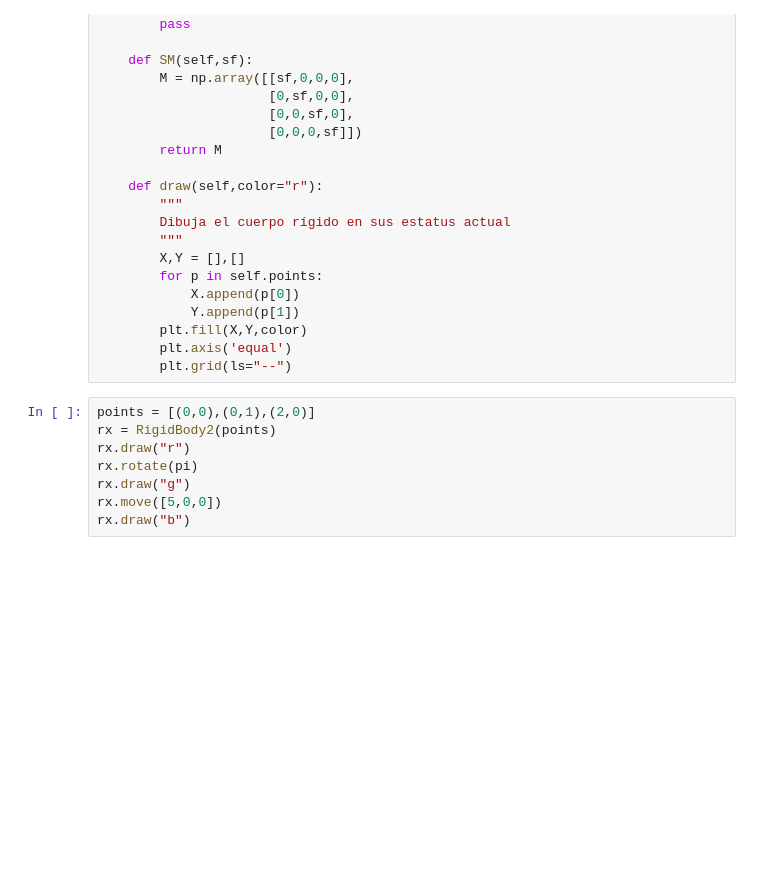
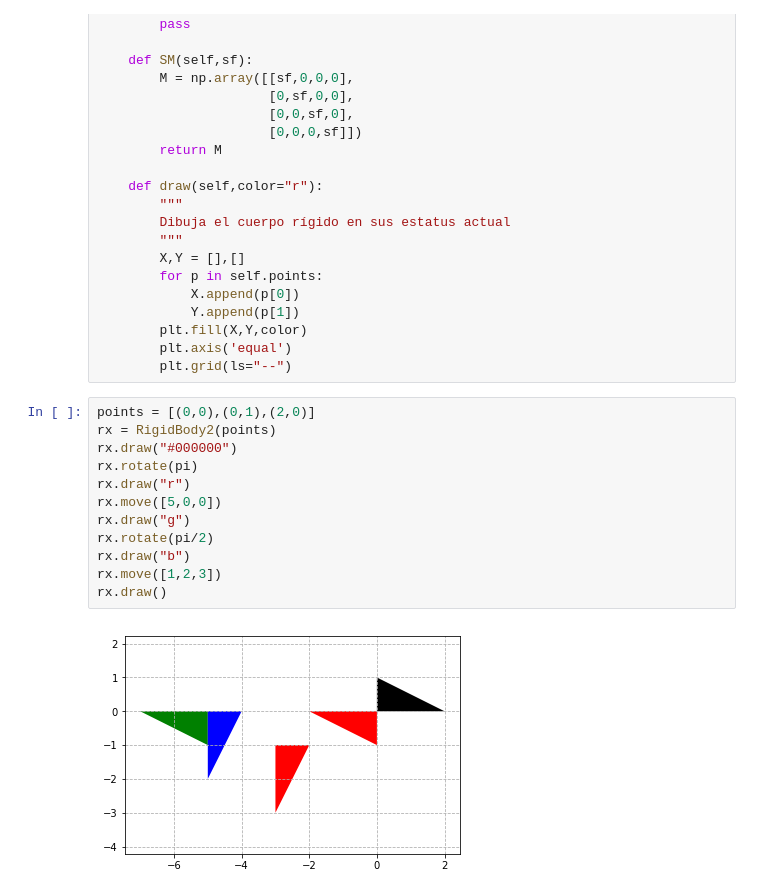
Before and after one commit to JorgeDeLosSantos/fur-code, a Jupyter notebook: nbooks/Matrices de transformación homogénea.ipynb, the cells around one changed output. Saved outputs shown, nothing was run; the diff lists cells and outputs as text; blank space fills up the shorter version.

```diff
--- a/nbooks/Matrices de transformación homogénea.ipynb
+++ b/nbooks/Matrices de transformación homogénea.ipynb
@@ -232,8 +232,14 @@ class RigidBody2(object):
 # %%
 points = [(0,0),(0,1),(2,0)]
 rx = RigidBody2(points)
+rx.draw("#000000")
+rx.rotate(pi)
 rx.draw("r")
-rx.rotate(pi)
+rx.move([5,0,0])
 rx.draw("g")
-rx.move([5,0,0])
+rx.rotate(pi/2)
 rx.draw("b")
+rx.move([1,2,3])
+rx.draw()
+# %% [output]
+[figure, added]
```
Also changed, not shown: parts of 4 cells of this notebook, 51 other files.
